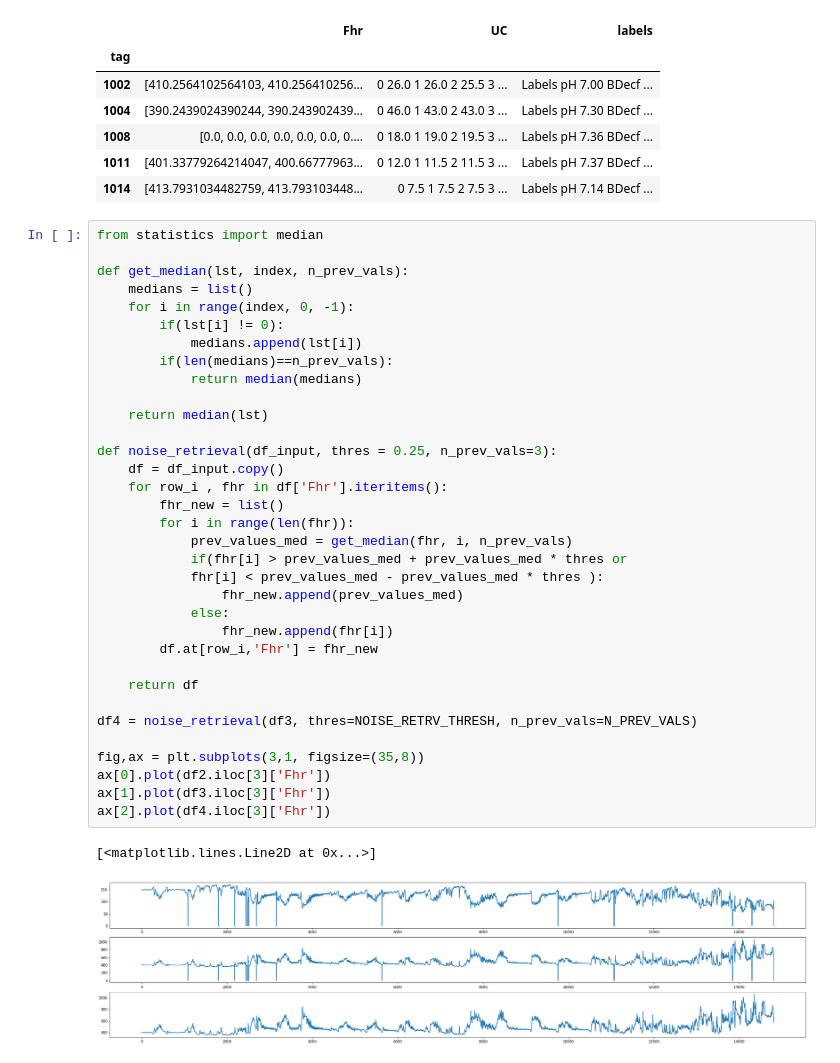
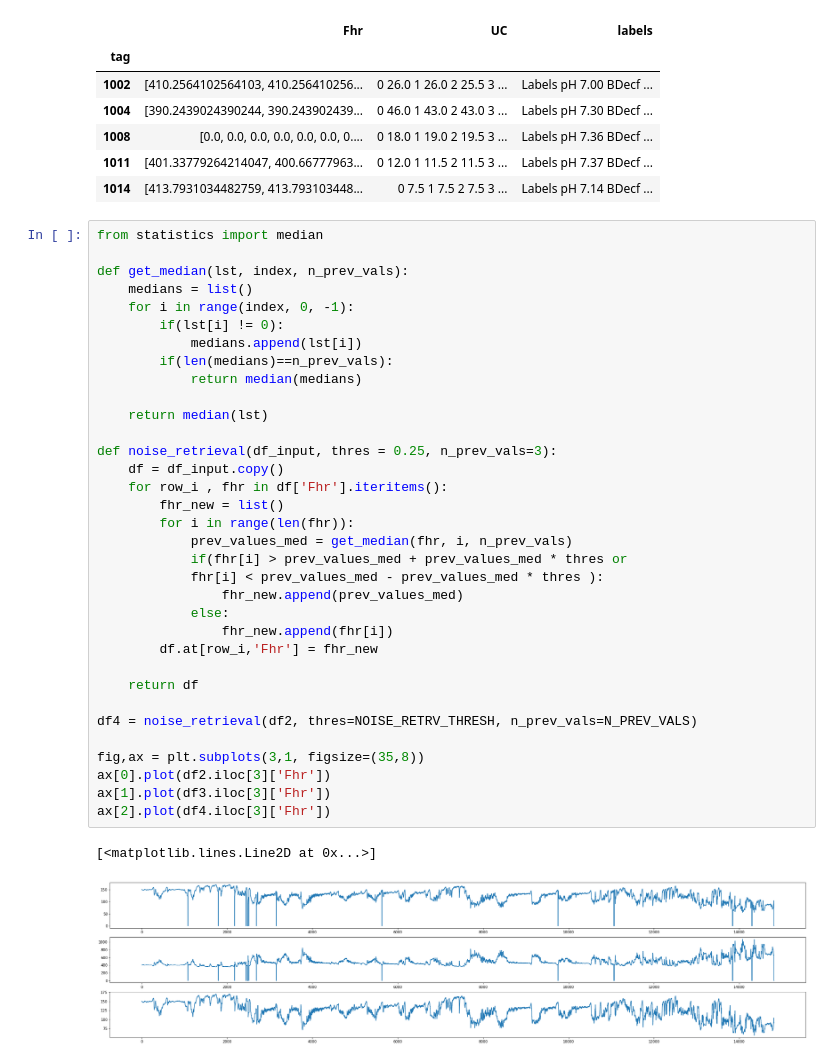
Before and after one commit to igeor/Cardiotocographic-Signal-Classification-based-on-Heart-Rate-Variability, a Jupyter notebook: analysis.ipynb, the cells around one changed output. Drawn from its saved outputs; the diff is of its cells as text.

```diff
--- a/analysis.ipynb
+++ b/analysis.ipynb
@@ -267,35 +265,35 @@ def get_median(lst, index, n_prev_vals):
     for i in range(index, 0, -1):
         if(lst[i] != 0):
             medians.append(lst[i])
         if(len(medians)==n_prev_vals):
             return median(medians)
 
     return median(lst)
 
 def noise_retrieval(df_input, thres = 0.25, n_prev_vals=3):
     df = df_input.copy()
     for row_i , fhr in df['Fhr'].iteritems():
         fhr_new = list()
         for i in range(len(fhr)):
             prev_values_med = get_median(fhr, i, n_prev_vals)
             if(fhr[i] > prev_values_med + prev_values_med * thres or
             fhr[i] < prev_values_med - prev_values_med * thres ):
                 fhr_new.append(prev_values_med)
             else:
                 fhr_new.append(fhr[i])
         df.at[row_i,'Fhr'] = fhr_new
 
     return df
 
-df4 = noise_retrieval(df3, thres=NOISE_RETRV_THRESH, n_prev_vals=N_PREV_VALS)
+df4 = noise_retrieval(df2, thres=NOISE_RETRV_THRESH, n_prev_vals=N_PREV_VALS)
 
 fig,ax = plt.subplots(3,1, figsize=(35,8))
 ax[0].plot(df2.iloc[3]['Fhr'])
 ax[1].plot(df3.iloc[3]['Fhr'])
 ax[2].plot(df4.iloc[3]['Fhr'])
 # %% [output]
 [<matplotlib.lines.Line2D at 0x...>]
-[figure, old version]
+[figure, new version]
 # %%
 
 def compute_hrv(df_input):
```
Also changed, not shown: parts of 8 cells of this notebook.
